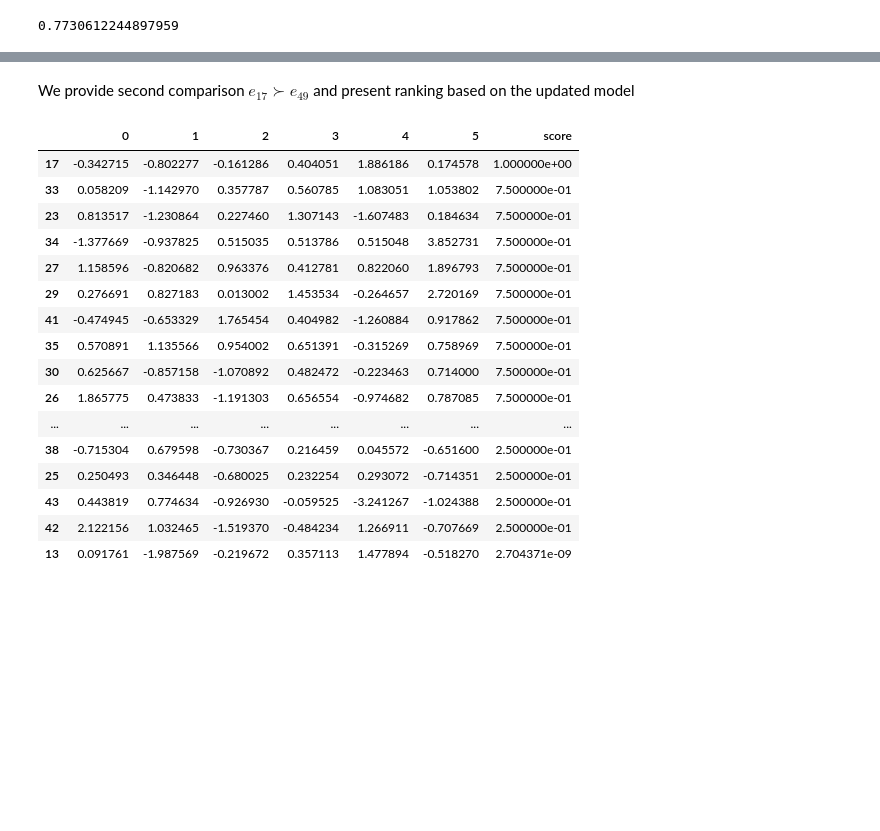
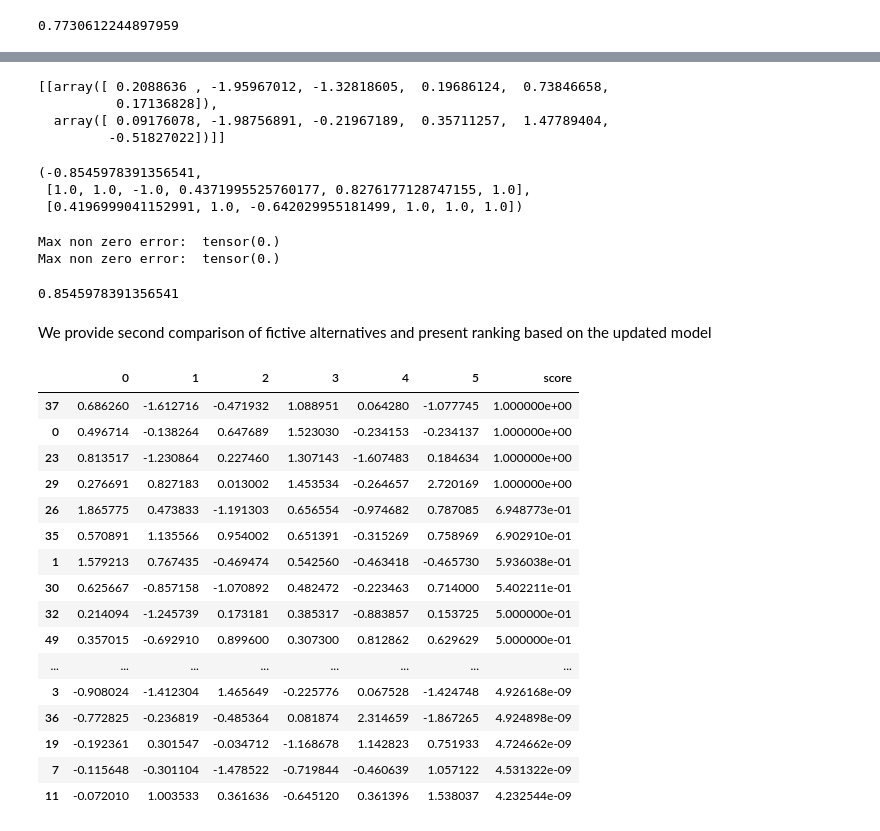
Before and after one commit to miepsik/UTA, a Jupyter notebook: UTA.ipynb, the cells around one changed output, grey strips where cells are left out. Saved outputs shown, nothing was run; the diff lists cells and outputs as text; code cells hidden in the pictures; blank space fills up the shorter version.

Commit message:
adding ficitve alternatives

```diff
--- a/UTA.ipynb
+++ b/UTA.ipynb
@@ -43,8 +47,11 @@ class UTA:
         return result
 
     def __model(self, mode="F"):
-        idx = list(set(sum(self.better, []) + sum(self.indifferent, [])))
-        used = self.df.iloc[idx]
+        used = []
+        for x in self.better:
+            used.append(x[0])
+            used.append(x[1])
+        used = pd.DataFrame(used, columns=self.df.columns)
         mappings = []
         i = 0
         for c in self.df.columns:
@@ -64,10 +71,11 @@ class UTA:
             a_eq[0,min(x.values())] = 1
             a_eq[1,max(x.values())] = 1
         b_eq[1] = 1
+
         for i,(bet,wor) in enumerate(self.better):
-            for j,q in enumerate(self.df.iloc[bet]):
+            for j,q in enumerate(bet):
                 a[i][mappings[j][q]] = -1
-            for j,q in enumerate(self.df.iloc[wor]):
+            for j,q in enumerate(wor):
                 a[i][mappings[j][q]] = 1
         a[:len(self.better),-1] = 1
         i += 1
@@ -80,7 +88,6 @@ class UTA:
                 a[i][k[j]] = 1
                 a[i][k[j+1]] = -1
                 i += 1
-
         if mode == "F":
             c[-1] = -1
             return self.__evaluate(mappings, linprog(c, a, b, a_eq, b_eq, bounds=bounds).x)
@@ -195,7 +202,7 @@ Max non zero error:  tensor(0.)
 # %% [markdown]
 We provide preference information $e_6 \succ e_{13}$ and then present ranking based on this one comparison
 # %%
-model.addBetter(6, 13)
+model.addBetter(df.iloc[6].values, df.iloc[13].values)
 df["score"] = model.getRanking()
 df.sort_values("score", ascending=False)
 # %% [output]
@@ -232,0 +244,7 @@ Max non zero error:  tensor(0.)
+# %%
+f = lambda x : -model.scorePair(x[:6], x[6:])
+res = gp_minimize(f,                  # the function to minimize
+                  [(-1.0, 1.0) for _ in range(12)],      # the bounds on each dimension of x
+                  n_calls=50,         # the number of evaluations of f
+                  n_random_starts=5,  # the number of random initialization points
+                  random_state=0)   # the random seed
@@ -233,24 +269,43 @@ Max non zero error:  tensor(0.)
+# %%
+model.better
+# %% [output]
+[[array([ 0.2088636 , -1.95967012, -1.32818605,  0.19686124,  0.73846658,
+          0.17136828]),
+  array([ 0.09176078, -1.98756891, -0.21967189,  0.35711257,  1.47789404,
+         -0.51827022])]]
+# %%
+res.fun, res.x[:6], res.x[6:]
+# %% [output]
+(-0.8545978391356541,
+ [1.0, 1.0, -1.0, 0.4371995525760177, 0.8276177128747155, 1.0],
+ [0.4196999041152991, 1.0, -0.642029955181499, 1.0, 1.0, 1.0])
+# %%
+model.scorePair(res.x[:6], res.x[6:])
+# %% [output]
+Max non zero error:  tensor(0.)
+Max non zero error:  tensor(0.)
+0.8545978391356541
 # %% [markdown]
-We provide second comparison $e_{17} \succ e_{49}$ and present ranking based on the updated model
+We provide second comparison of fictive alternatives and present ranking based on the updated model
 # %%
-model.addBetter(17, 49)
+model.addBetter(res.x[6:], res.x[:6])
 df["score"] = model.getRanking()
 df.sort_values("score", ascending=False)
 # %% [output]
 |  | 0 | 1 | 2 | 3 | 4 | 5 | score |
-| 17 | -0.342715 | -0.802277 | -0.161286 | 0.404051 | 1.886186 | 0.174578 | 1.000000e+00 |
-| 33 | 0.058209 | -1.142970 | 0.357787 | 0.560785 | 1.083051 | 1.053802 | 7.500000e-01 |
-| 23 | 0.813517 | -1.230864 | 0.227460 | 1.307143 | -1.607483 | 0.184634 | 7.500000e-01 |
-| 34 | -1.377669 | -0.937825 | 0.515035 | 0.513786 | 0.515048 | 3.852731 | 7.500000e-01 |
-| 27 | 1.158596 | -0.820682 | 0.963376 | 0.412781 | 0.822060 | 1.896793 | 7.500000e-01 |
-| 29 | 0.276691 | 0.827183 | 0.013002 | 1.453534 | -0.264657 | 2.720169 | 7.500000e-01 |
-| 41 | -0.474945 | -0.653329 | 1.765454 | 0.404982 | -1.260884 | 0.917862 | 7.500000e-01 |
-| 35 | 0.570891 | 1.135566 | 0.954002 | 0.651391 | -0.315269 | 0.758969 | 7.500000e-01 |
-| 30 | 0.625667 | -0.857158 | -1.070892 | 0.482472 | -0.223463 | 0.714000 | 7.500000e-01 |
-| 26 | 1.865775 | 0.473833 | -1.191303 | 0.656554 | -0.974682 | 0.787085 | 7.500000e-01 |
+| 37 | 0.686260 | -1.612716 | -0.471932 | 1.088951 | 0.064280 | -1.077745 | 1.000000e+00 |
+| 0 | 0.496714 | -0.138264 | 0.647689 | 1.523030 | -0.234153 | -0.234137 | 1.000000e+00 |
+| 23 | 0.813517 | -1.230864 | 0.227460 | 1.307143 | -1.607483 | 0.184634 | 1.000000e+00 |
+| 29 | 0.276691 | 0.827183 | 0.013002 | 1.453534 | -0.264657 | 2.720169 | 1.000000e+00 |
+| 26 | 1.865775 | 0.473833 | -1.191303 | 0.656554 | -0.974682 | 0.787085 | 6.948773e-01 |
+| 35 | 0.570891 | 1.135566 | 0.954002 | 0.651391 | -0.315269 | 0.758969 | 6.902910e-01 |
+| 1 | 1.579213 | 0.767435 | -0.469474 | 0.542560 | -0.463418 | -0.465730 | 5.936038e-01 |
+| 30 | 0.625667 | -0.857158 | -1.070892 | 0.482472 | -0.223463 | 0.714000 | 5.402211e-01 |
+| 32 | 0.214094 | -1.245739 | 0.173181 | 0.385317 | -0.883857 | 0.153725 | 5.000000e-01 |
+| 49 | 0.357015 | -0.692910 | 0.899600 | 0.307300 | 0.812862 | 0.629629 | 5.000000e-01 |
 | ... | ... | ... | ... | ... | ... | ... | ... |
-| 38 | -0.715304 | 0.679598 | -0.730367 | 0.216459 | 0.045572 | -0.651600 | 2.500000e-01 |
-| 25 | 0.250493 | 0.346448 | -0.680025 | 0.232254 | 0.293072 | -0.714351 | 2.500000e-01 |
-| 43 | 0.443819 | 0.774634 | -0.926930 | -0.059525 | -3.241267 | -1.024388 | 2.500000e-01 |
-| 42 | 2.122156 | 1.032465 | -1.519370 | -0.484234 | 1.266911 | -0.707669 | 2.500000e-01 |
-| 13 | 0.091761 | -1.987569 | -0.219672 | 0.357113 | 1.477894 | -0.518270 | 2.704371e-09 |
+| 3 | -0.908024 | -1.412304 | 1.465649 | -0.225776 | 0.067528 | -1.424748 | 4.926168e-09 |
+| 36 | -0.772825 | -0.236819 | -0.485364 | 0.081874 | 2.314659 | -1.867265 | 4.924898e-09 |
+| 19 | -0.192361 | 0.301547 | -0.034712 | -1.168678 | 1.142823 | 0.751933 | 4.724662e-09 |
+| 7 | -0.115648 | -0.301104 | -1.478522 | -0.719844 | -0.460639 | 1.057122 | 4.531322e-09 |
+| 11 | -0.072010 | 1.003533 | 0.361636 | -0.645120 | 0.361396 | 1.538037 | 4.232544e-09 |
```
Also changed, not shown: parts of 7 cells of this notebook.
